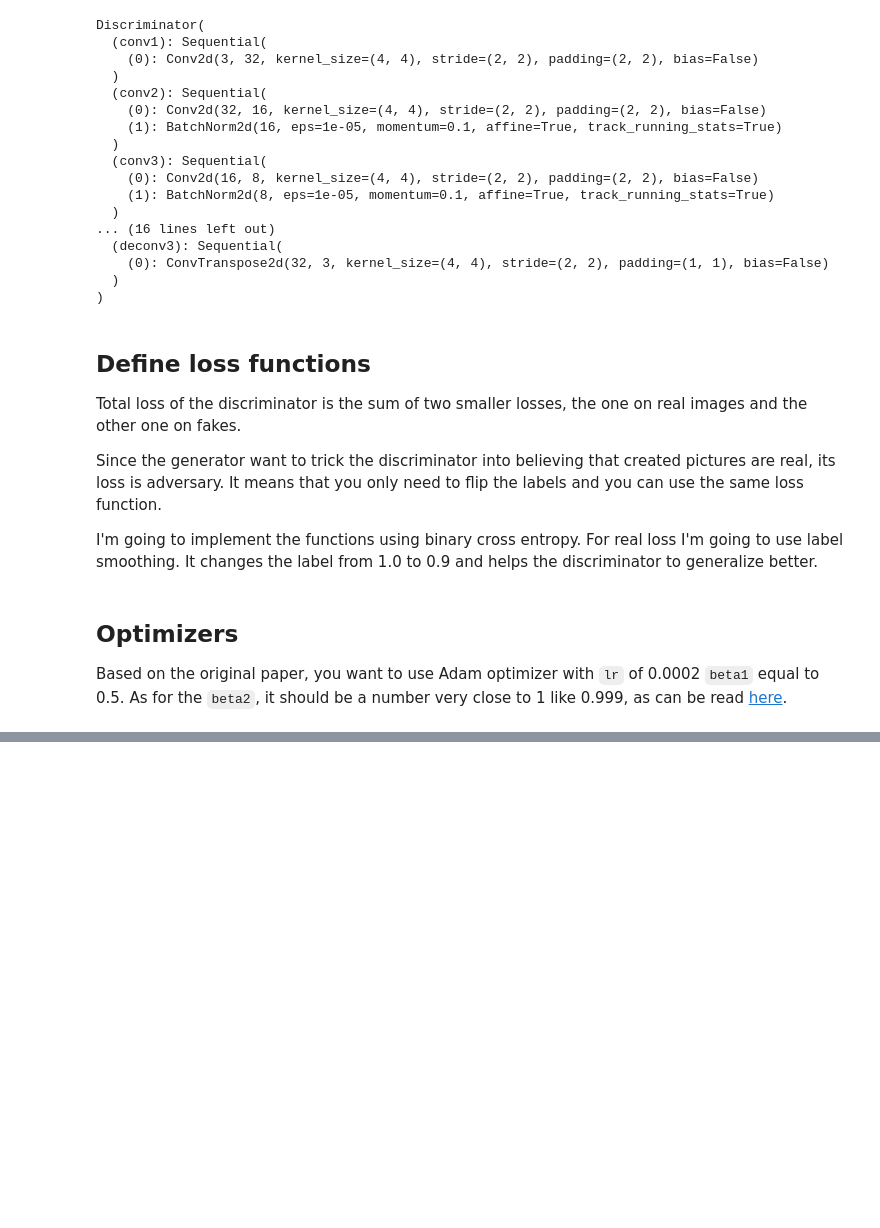
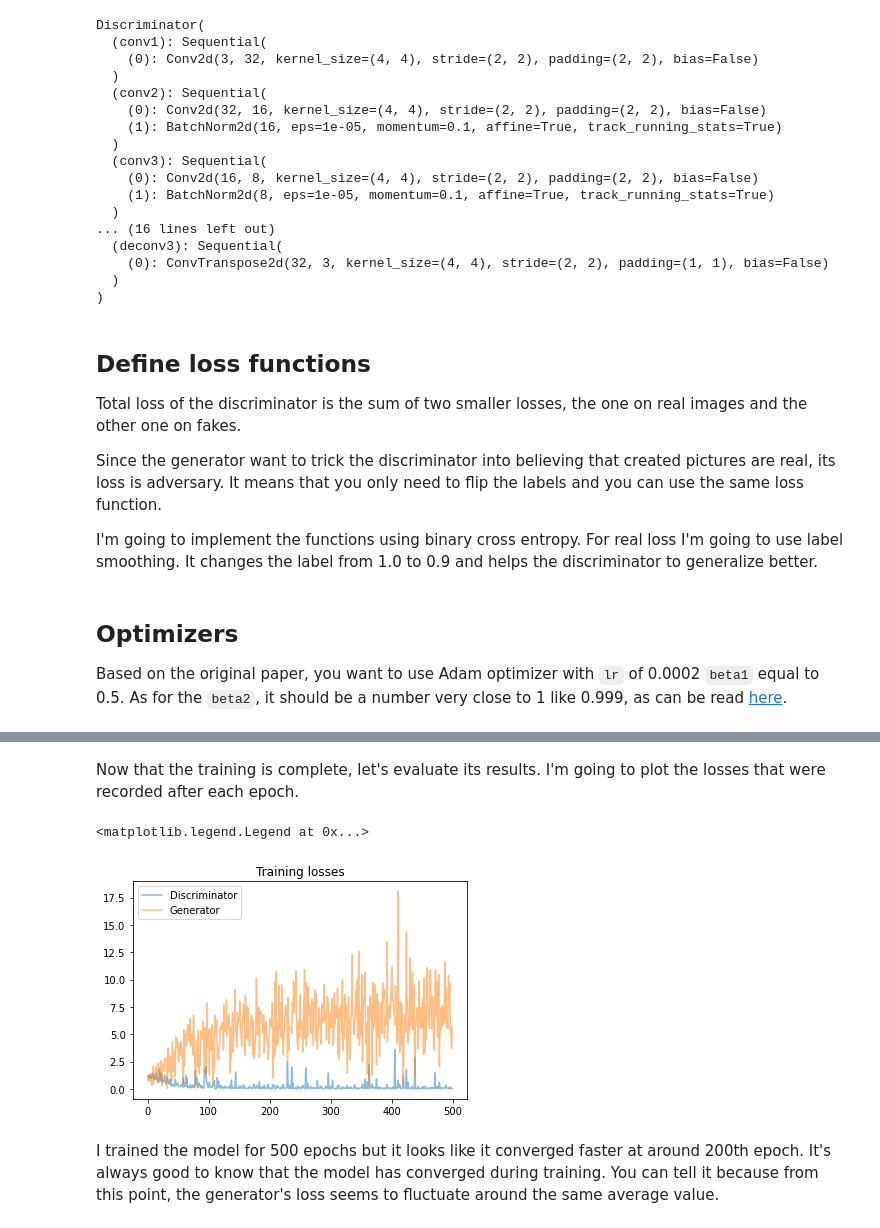
Before and after one commit to vicksam/face-generator, a Jupyter notebook: face_generator.ipynb, the cells around one changed output, grey strips where cells are left out. Cells and saved outputs as stored; diff of their text form; code cells hidden in the pictures; blank space fills up the shorter version.

Commit message:
Train the model

```diff
--- a/face_generator.ipynb
+++ b/face_generator.ipynb
@@ -308,6 +322,11 @@ def weights_init_normal(m):
         # Init bias with 0
         if hasattr(m, 'bias') and m.bias is not None:
             nn.init.constant_(m.bias.data, 0.0)
+
+    # BatchNorm Layer's weight is not a matrix; only normal distribution applies.
+    elif classname.find('BatchNorm2d') != -1:
+        nn.init.normal_(m.weight.data, 1.0, std_dev)
+        nn.init.constant_(m.bias.data, 0.0)
 # %% [markdown]
 ### Build the model
 
@@ -333,8 +352,8 @@ def build_network(d_conv_dim, g_conv_dim, z_size):
 I am going to experiment with 3 parameter values. They are the length of vector z and the number of feature maps in both discriminator and generator.
 # %%
 # Hyperparameters
-d_conv_dim = 32
-g_conv_dim = 32
+d_conv_dim = 64
+g_conv_dim = 64
 z_size = 100
 
 # Build the model with them
@@ -379,6 +398,10 @@ def real_loss(D_out, smooth = False):
         labels = torch.ones(batch_size) * 0.9
     else:
         labels = torch.ones(batch_size)
+
+    # Move labels to GPU if available
+    if train_on_gpu:
+        labels = labels.cuda()
 
     # Numerically stable loss (with logits)
     criterion = nn.BCEWithLogitsLoss()
@@ -398,6 +421,11 @@ def fake_loss(D_out):
     '''
     batch_size = D_out.size(0)
     labels = torch.zeros(batch_size)
+
+    # Move labels to GPU if available
+    if train_on_gpu:
+        labels = labels.cuda()
+
     criterion = nn.BCEWithLogitsLoss()
 
     # Calculate loss
@@ -566,0 +598,6 @@ def train(D, G, n_epochs, print_every = 702):
+# %%
+# Set number of epochs
+n_epochs = 500
+
+# Train and get the loss
+losses = train(D, G, n_epochs = n_epochs)
@@ -566,0 +622,14 @@ def train(D, G, n_epochs, print_every = 702):
+# %% [markdown]
+Now that the training is complete, let's evaluate its results. I'm going to plot the losses that were recorded after each epoch.
+# %%
+fig, ax = plt.subplots()
+losses = np.array(losses)
+plt.plot(losses.T[0], label = 'Discriminator', alpha = 0.5)
+plt.plot(losses.T[1], label = 'Generator', alpha = 0.5)
+plt.title('Training losses')
+plt.legend()
+# %% [output]
+<matplotlib.legend.Legend at 0x...>
+[figure, added]
+# %% [markdown]
+I trained the model for 500 epochs but it looks like it converged faster at around 200th epoch. It's always good to know that the model has converged during training. You can tell it because from this point, the generator's loss seems to fluctuate around the same average value.
```
Also changed, not shown: parts of 14 cells of this notebook, 1 other file.
